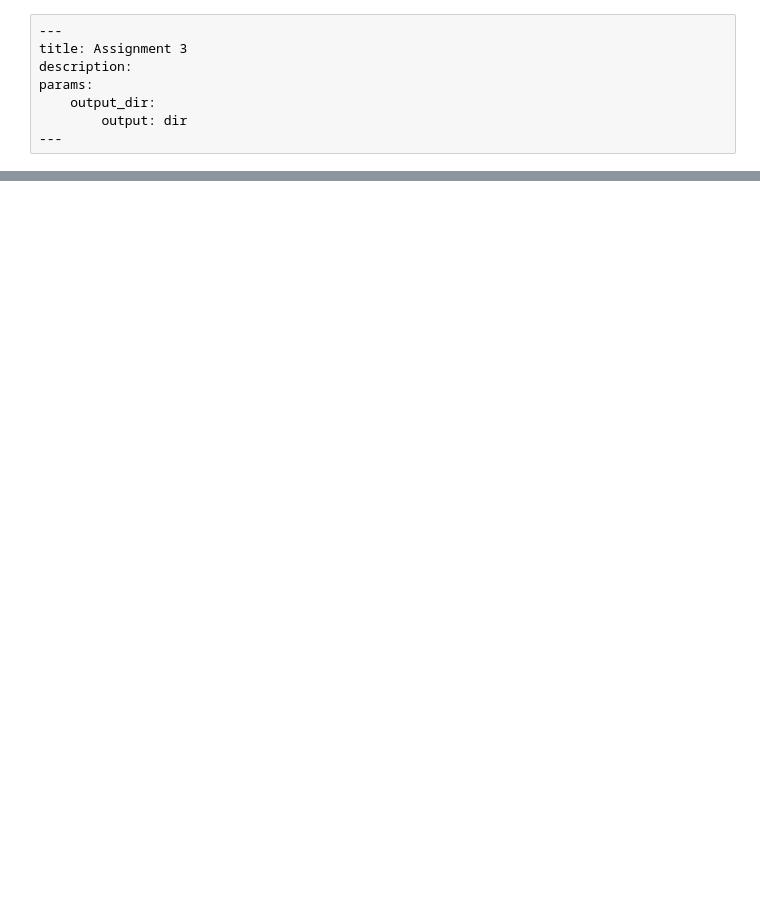
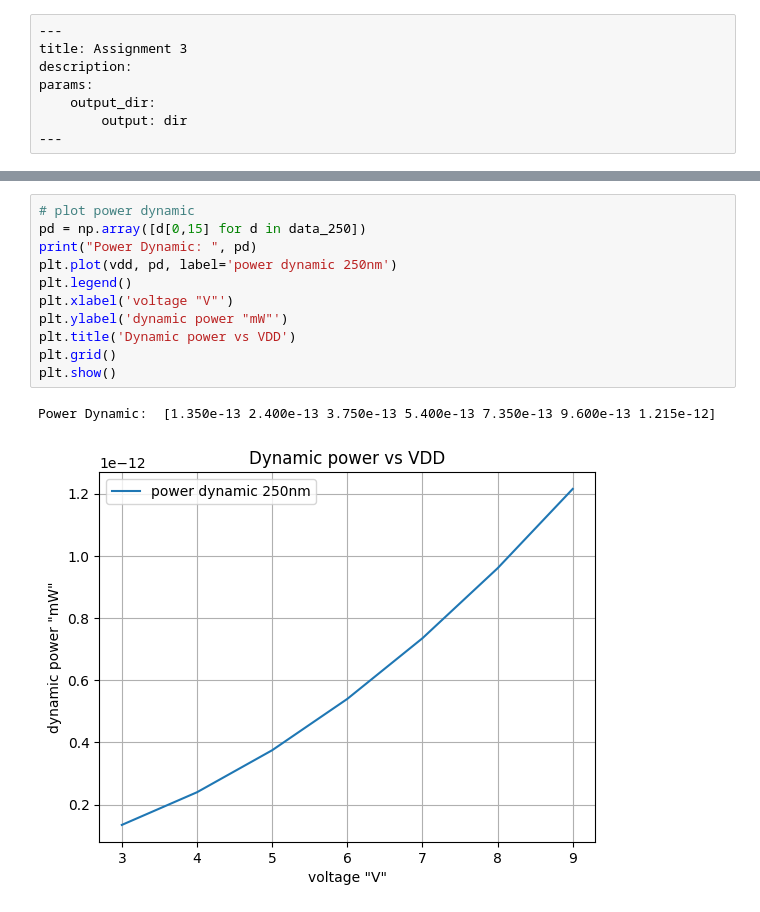
Before and after one commit to the-pinbo/EC802-Low-Power-VLSI-Design, a Jupyter notebook: Assignment-3/plots.ipynb, the cells around one changed output, grey strips where cells are left out. Cells and saved outputs as stored; diff of their text form; blank space fills up the shorter version.

```diff
--- a/Assignment-3/plots.ipynb
+++ b/Assignment-3/plots.ipynb
@@ -59,0 +62,14 @@ plt.plot(time, c, label='a')
+# %%
+# plot power dynamic
+pd = np.array([d[0,15] for d in data_250])
+print("Power Dynamic: ", pd)
+plt.plot(vdd, pd, label='power dynamic 250nm')
+plt.legend()
+plt.xlabel('voltage "V"')
+plt.ylabel('dynamic power "mW"')
+plt.title('Dynamic power vs VDD')
+plt.grid()
+plt.show()
+# %% [output]
+Power Dynamic:  [1.350e-13 2.400e-13 3.750e-13 5.400e-13 7.350e-13 9.600e-13 1.215e-12]
+[figure, added]
```
Also changed, not shown: parts of 10 cells of this notebook, 9 other files.
